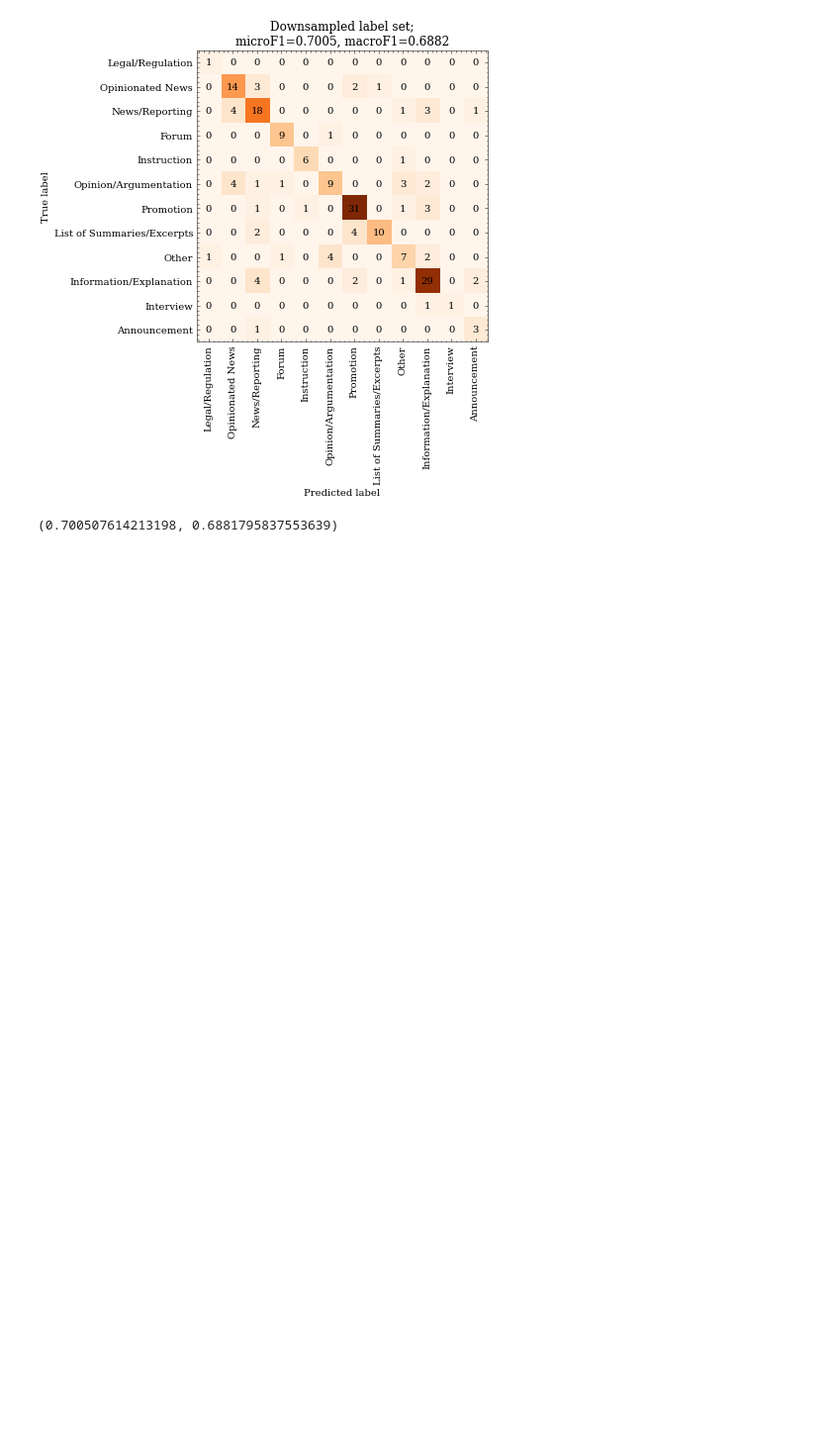
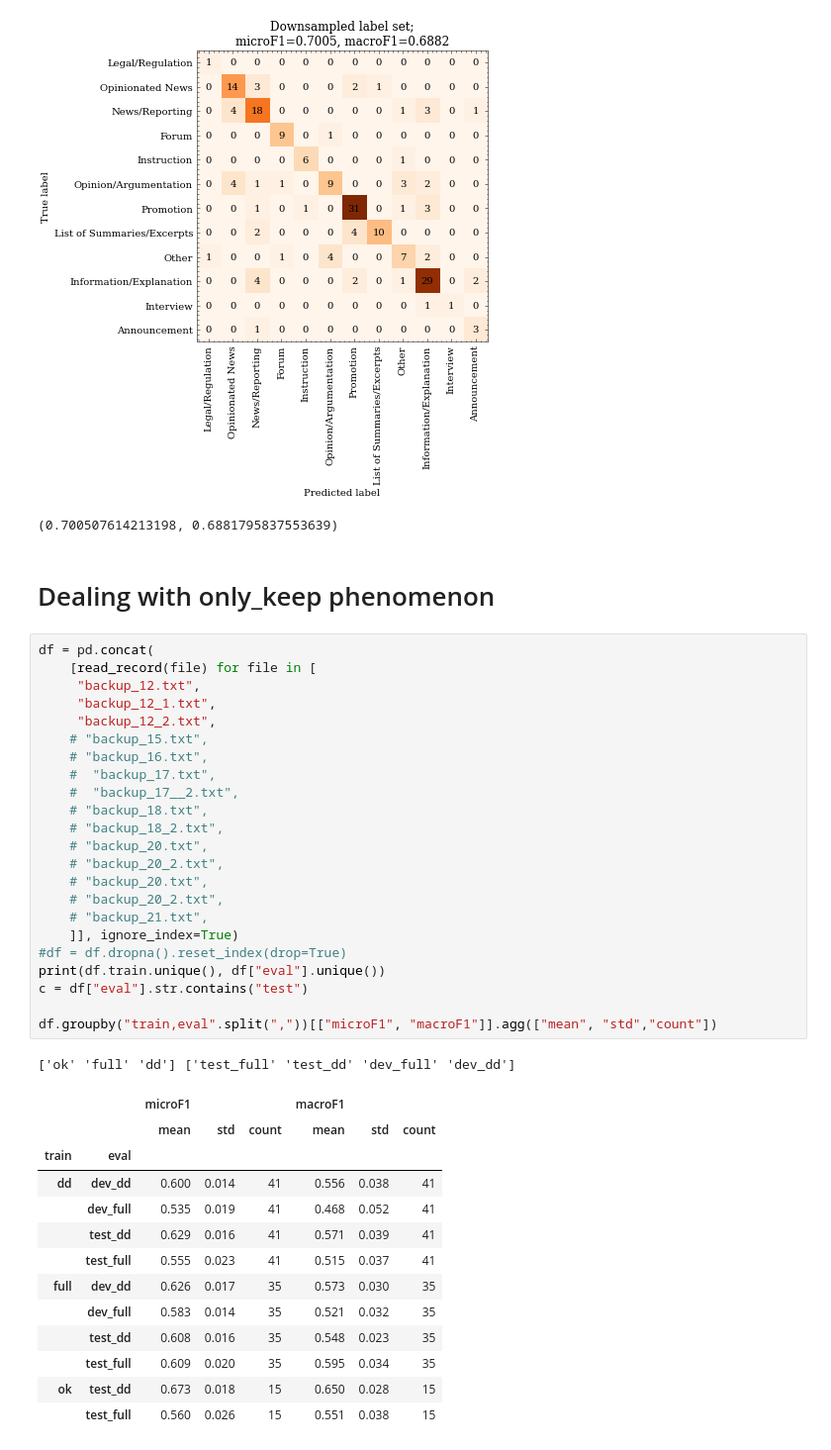
Before and after one commit to TajaKuzman/Transformers-GINCO-Experiments, a Jupyter notebook: 22_paper_plots_and_tables.ipynb, the cells around one changed output. Shown at 99% size. Saved outputs shown, nothing was run; the diff lists cells and outputs as text; blank space fills up the shorter version.

```diff
--- a/22_paper_plots_and_tables.ipynb
+++ b/22_paper_plots_and_tables.ipynb
@@ -571,3 +569,43 @@ microF1=0.7005
 macroF1=0.6882
 [figure]
 (0.700507614213198, 0.6881795837553639)
+# %% [markdown]
+# Dealing with only_keep phenomenon
+# %%
+df = pd.concat(
+    [read_record(file) for file in [
+     "backup_12.txt",
+     "backup_12_1.txt",
+     "backup_12_2.txt",
+    # "backup_15.txt",
+    # "backup_16.txt",
+    #  "backup_17.txt",
+    #  "backup_17__2.txt",
+    # "backup_18.txt",
+    # "backup_18_2.txt",
+    # "backup_20.txt",
+    # "backup_20_2.txt",
+    # "backup_20.txt",
+    # "backup_20_2.txt",
+    # "backup_21.txt",
+    ]], ignore_index=True)
+#df = df.dropna().reset_index(drop=True)
+print(df.train.unique(), df["eval"].unique())
+c = df["eval"].str.contains("test")
+
+df.groupby("train,eval".split(","))[["microF1", "macroF1"]].agg(["mean", "std","count"])
+# %% [output]
+['ok' 'full' 'dd'] ['test_full' 'test_dd' 'dev_full' 'dev_dd']
+|  |  | microF1 |  |  | macroF1 |  |  |
+|  |  | mean | std | count | mean | std | count |
+| train | eval |  |  |  |  |  |  |
+| dd | dev_dd | 0.600 | 0.014 | 41 | 0.556 | 0.038 | 41 |
+|  | dev_full | 0.535 | 0.019 | 41 | 0.468 | 0.052 | 41 |
+|  | test_dd | 0.629 | 0.016 | 41 | 0.571 | 0.039 | 41 |
+|  | test_full | 0.555 | 0.023 | 41 | 0.515 | 0.037 | 41 |
+| full | dev_dd | 0.626 | 0.017 | 35 | 0.573 | 0.030 | 35 |
+|  | dev_full | 0.583 | 0.014 | 35 | 0.521 | 0.032 | 35 |
+|  | test_dd | 0.608 | 0.016 | 35 | 0.548 | 0.023 | 35 |
+|  | test_full | 0.609 | 0.020 | 35 | 0.595 | 0.034 | 35 |
+| ok | test_dd | 0.673 | 0.018 | 15 | 0.650 | 0.028 | 15 |
+|  | test_full | 0.560 | 0.026 | 15 | 0.551 | 0.038 | 15 |
```
Also changed, not shown: parts of 2 cells of this notebook, 1 other file.
